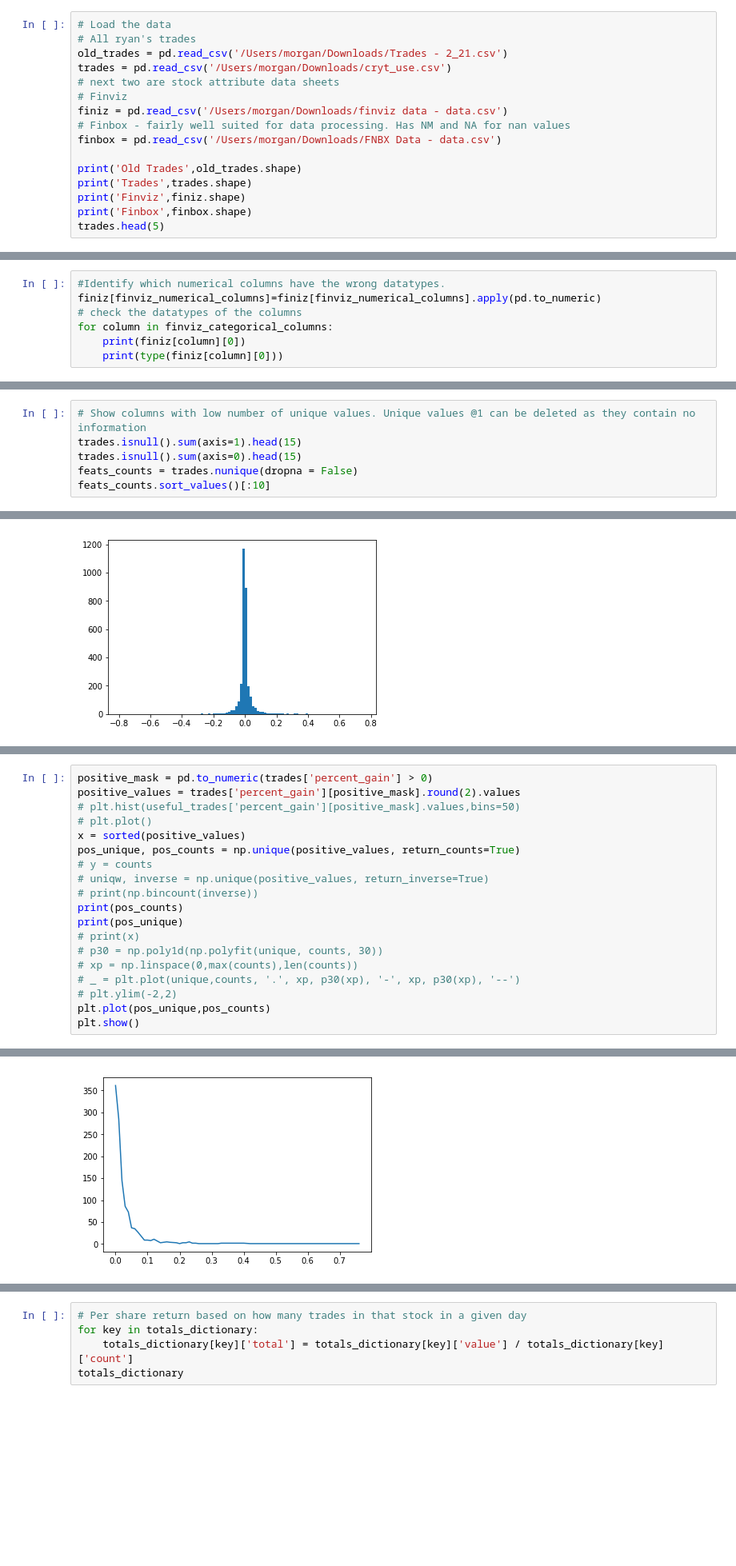
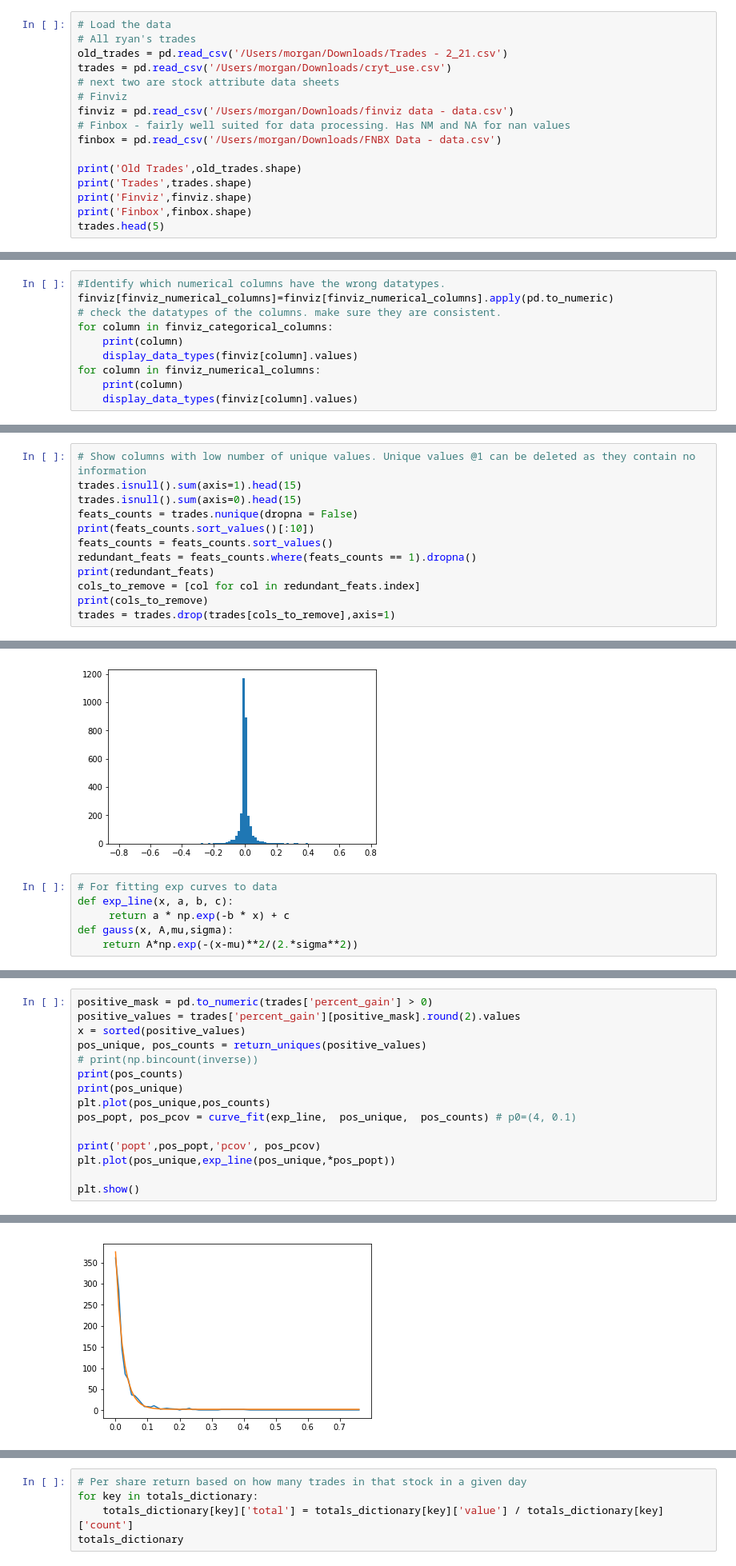
Before and after one commit to C5ipo7i/Jupyter_notebooks, a Jupyter notebook: Trading_analysis.ipynb, the cells around one changed output, grey strips where cells are left out. Shown at 80% size. Saved outputs shown, nothing was run; the diff lists cells and outputs as text; blank space fills up the shorter version.

```diff
--- a/Trading_analysis.ipynb
+++ b/Trading_analysis.ipynb
@@ -151,13 +176,13 @@ old_trades = pd.read_csv('/Users/morgan/Downloads/Trades - 2_21.csv')
 trades = pd.read_csv('/Users/morgan/Downloads/cryt_use.csv')
 # next two are stock attribute data sheets
 # Finviz
-finiz = pd.read_csv('/Users/morgan/Downloads/finviz data - data.csv')
+finviz = pd.read_csv('/Users/morgan/Downloads/finviz data - data.csv')
 # Finbox - fairly well suited for data processing. Has NM and NA for nan values
 finbox = pd.read_csv('/Users/morgan/Downloads/FNBX Data - data.csv')
 
 print('Old Trades',old_trades.shape)
 print('Trades',trades.shape)
-print('Finviz',finiz.shape)
+print('Finviz',finviz.shape)
 print('Finbox',finbox.shape)
 trades.head(5)
 # %% [output]
@@ -190,9 +215,12 @@ finviz_numerical_columns = ['Market Cap', 'P/E', 'Forward P/E', 'PEG', 'P/S', 'P
        'Relative Volume', 'Price', 'Change', 'Volume']
 # %%
 #Identify which numerical columns have the wrong datatypes.
-finiz[finviz_numerical_columns]=finiz[finviz_numerical_columns].apply(pd.to_numeric)
-# check the datatypes of the columns
+finviz[finviz_numerical_columns]=finviz[finviz_numerical_columns].apply(pd.to_numeric)
+# check the datatypes of the columns. make sure they are consistent.
 for column in finviz_categorical_columns:
-    print(finiz[column][0])
-    print(type(finiz[column][0]))
+    print(column)
+    display_data_types(finviz[column].values)
+for column in finviz_numerical_columns:
+    print(column)
+    display_data_types(finviz[column].values)
 # %% [output]
@@ -339,7 +413,13 @@ trades.head(5)
 trades.isnull().sum(axis=1).head(15)
 trades.isnull().sum(axis=0).head(15)
 feats_counts = trades.nunique(dropna = False)
-feats_counts.sort_values()[:10]
+print(feats_counts.sort_values()[:10])
+feats_counts = feats_counts.sort_values()
+redundant_feats = feats_counts.where(feats_counts == 1).dropna()
+print(redundant_feats)
+cols_to_remove = [col for col in redundant_feats.index]
+print(cols_to_remove)
+trades = trades.drop(trades[cols_to_remove],axis=1)
 # %% [output]
 prodtype          1
 moc               1
@@ -967,3 +1918,9 @@ distribution mean 0.0006158399468019439
 distribution std 0.05364819390694541
 []
 [figure]
+# %%
+# For fitting exp curves to data
+def exp_line(x, a, b, c):
+     return a * np.exp(-b * x) + c
+def gauss(x, A,mu,sigma):
+    return A*np.exp(-(x-mu)**2/(2.*sigma**2))
@@ -970,20 +1930,16 @@ distribution std 0.05364819390694541
 # %%
 positive_mask = pd.to_numeric(trades['percent_gain'] > 0)
 positive_values = trades['percent_gain'][positive_mask].round(2).values
-# plt.hist(useful_trades['percent_gain'][positive_mask].values,bins=50)
-# plt.plot()
 x = sorted(positive_values)
-pos_unique, pos_counts = np.unique(positive_values, return_counts=True)
-# y = counts
-# uniqw, inverse = np.unique(positive_values, return_inverse=True)
+pos_unique, pos_counts = return_uniques(positive_values)
 # print(np.bincount(inverse))
 print(pos_counts)
 print(pos_unique)
-# print(x)
-# p30 = np.poly1d(np.polyfit(unique, counts, 30))
-# xp = np.linspace(0,max(counts),len(counts))
-# _ = plt.plot(unique,counts, '.', xp, p30(xp), '-', xp, p30(xp), '--')
-# plt.ylim(-2,2)
 plt.plot(pos_unique,pos_counts)
+pos_popt, pos_pcov = curve_fit(exp_line,  pos_unique,  pos_counts) # p0=(4, 0.1)
+
+print('popt',pos_popt,'pcov', pos_pcov)
+plt.plot(pos_unique,exp_line(pos_unique,*pos_popt))
+
 plt.show()
 # %% [output]
@@ -995,3 +1958,3 @@ plt.show()
-[figure, old version]
+[figure, new version]
 # %%
 negative_mask = pd.to_numeric(trades['percent_gain'] <= 0)
```
Also changed, not shown: parts of 156 cells of this notebook.
